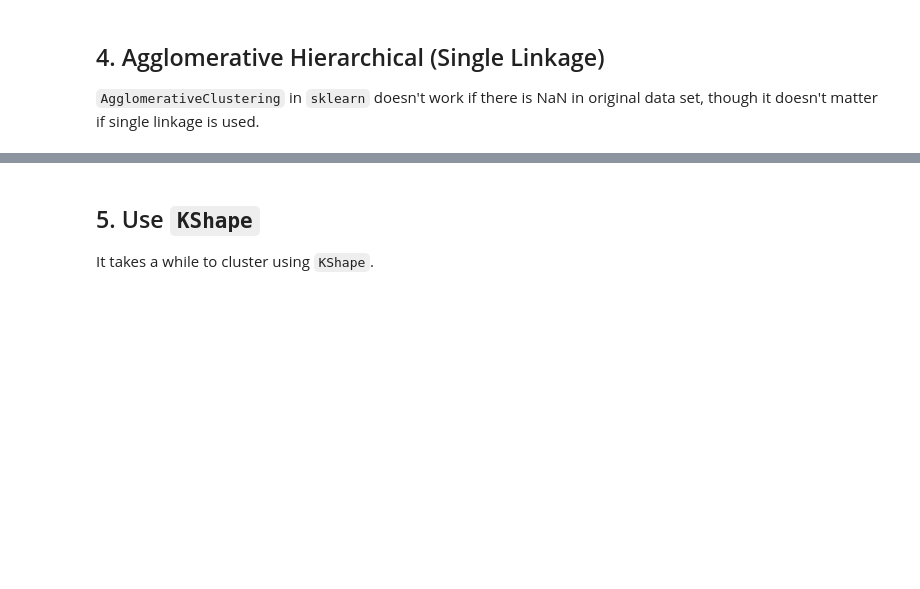
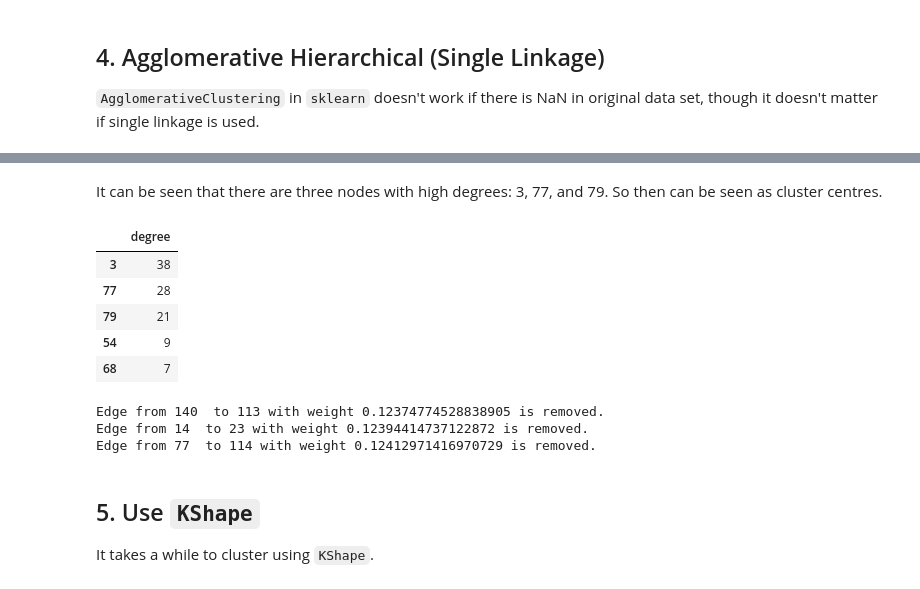
Before and after one commit to edxu96/elec_consumption, a Jupyter notebook: 00_cluster.ipynb, the cells around one changed output, grey strips where cells are left out. Drawn from its saved outputs; the diff is of its cells as text; code cells hidden in the pictures; blank space fills up the shorter version.

Commit message:
Rank nodes according their degrees (#62)

```diff
--- a/00_cluster.ipynb
+++ b/00_cluster.ipynb
@@ -153,3 +146,22 @@ Edge from 3  to 16 with weight 0.18503133180946238 is removed.
+# %% [markdown]
+It can be seen that there are three nodes with high degrees: 3, 77, and 79. So then can be seen as cluster centres.
+# %%
+#hide_input
+cluster.gather_nodes_info(tree).head(5)
+# %% [output]
+|  | degree |
+| 3 | 38 |
+| 77 | 28 |
+| 79 | 21 |
+| 54 | 9 |
+| 68 | 7 |
+# %%
+#hide
+g = cluster.keep_cluster(tree, 3)
+# %% [output]
+Edge from 140  to 113 with weight 0.12374774528838905 is removed.
+Edge from 14  to 23 with weight 0.12394414737122872 is removed.
+Edge from 77  to 114 with weight 0.12412971416970729 is removed.
 # %% [markdown]
 ## 5. Use `KShape`
 
```
Also changed, not shown: parts of 3 cells of this notebook, 2 other files.
